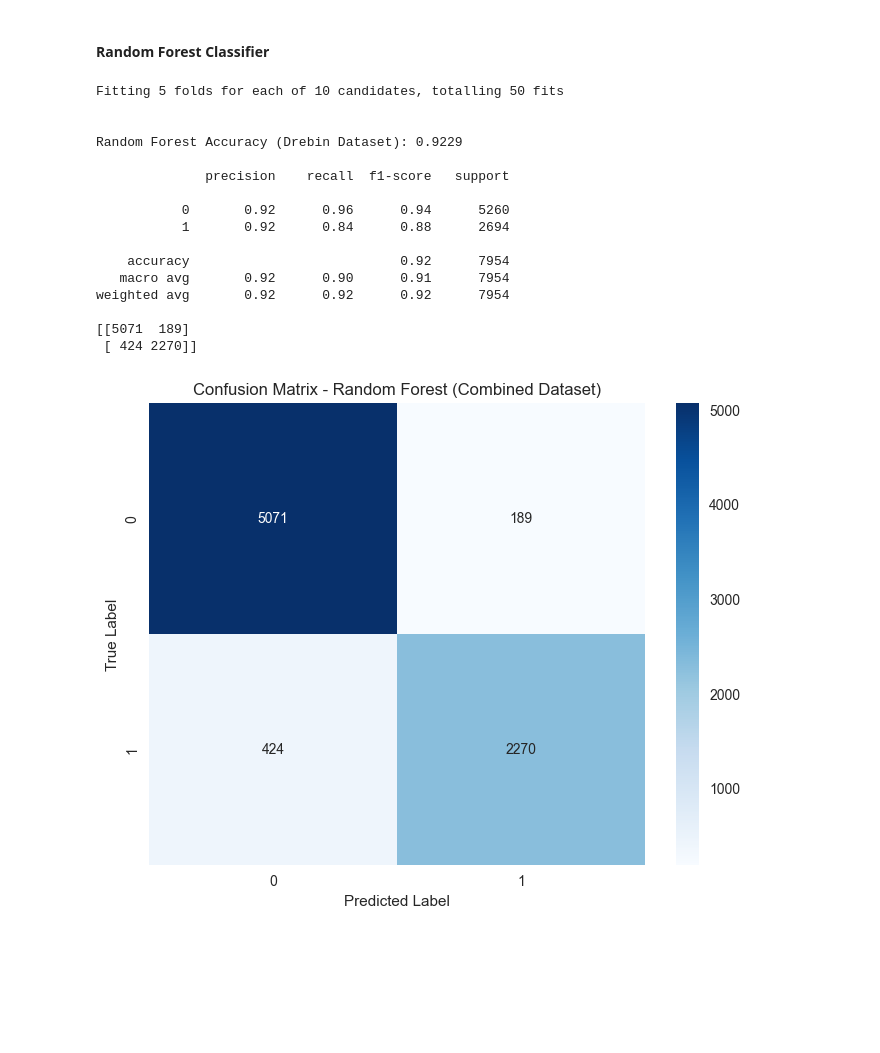
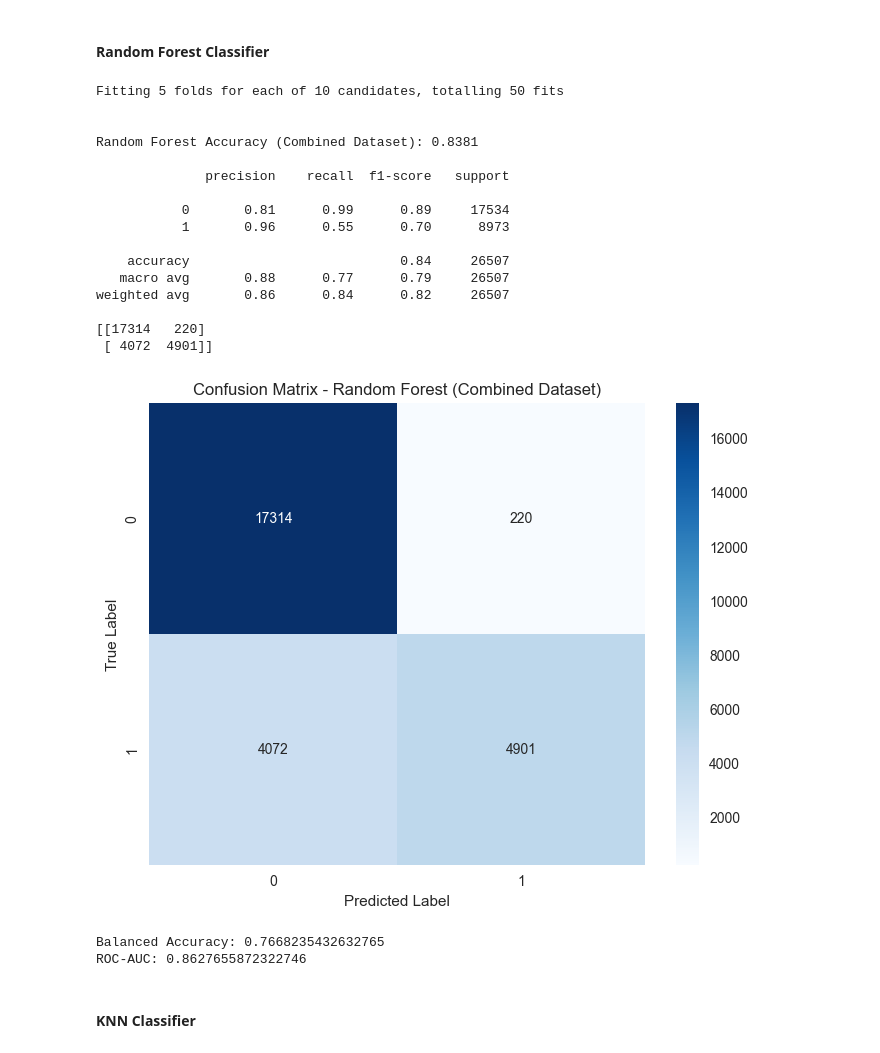
Before and after one commit to Carl-Trebor-Katalbas/MALDROID, a Jupyter notebook: ipynb/MALDROID_dataset.ipynb, the cells around one changed output. Drawn from its saved outputs; the diff is of its cells as text; code cells hidden in the pictures; blank space fills up the shorter version.

```diff
--- a/ipynb/MALDROID_dataset.ipynb
+++ b/ipynb/MALDROID_dataset.ipynb
@@ -551,25 +622,47 @@ weighted avg       0.75      0.62      0.63      8772
 ### Combined Dataset
 # %%
 # ------ Combined Dataset Variables -----------
+scaler_amsf = StandardScaler()
 
-combined = pd.concat([drebin, am_cleaned], ignore_index=True)
+amsf_features = amsf.drop(columns=['class', 'dataset'], errors='ignore')
+
+amsf_scaled = scaler_amsf.fit_transform(amsf_features)
+amsf_scaled_df = pd.DataFrame(amsf_scaled, columns=amsf_features.columns)
+
+combined = pd.concat([drebin, amsf_scaled_df], ignore_index=True)
+combined_y = pd.concat([am_cleaned, drebin], ignore_index=True)
 combined = combined.fillna(0)
+combined_y = combined_y.fillna(0)
+
 X_combined = combined.drop(columns=['class', 'dataset'], errors='ignore')
-y_combined = combined['class']
+y_combined = pd.concat([drebin['class'], amsf['class']], ignore_index=True)
 
-X_train_combined, X_test_combined, y_train_combined, y_test_combined = train_test_split(X_combined, y_combined, test_size=0.3, random_state=42, stratify=y_combined ,shuffle=True)
+X_test = combined_y.drop(columns=['class', 'dataset'], errors='ignore')
+y_test = combined_y['class']
 
-X_bal_combined, y_bal_combined = ros.fit_resample(X_train_combined, y_train_combined)
+X_test = X_test.reindex(columns=X_combined.columns, fill_value=0)
 
-selected_features_combined = mrmr_classif(X=X_bal_combined, y=y_bal_combined, K=30, n_jobs=-1, show_progress=True)
+X_bal_combined, y_bal_combined = ros.fit_resample(X_combined, y_combined)
+
+selected_features_combined = mrmr_classif(
+    X=X_bal_combined,
+    y=y_bal_combined,
+    K=30,
+    n_jobs=-1,
+    show_progress=True
+)
 
 print(f"Selected {len(selected_features_combined)} features using mRMR")
 print(selected_features_combined[:10])
 
 X_train_scale_combined = scaler.fit_transform(X_bal_combined[selected_features_combined])
-X_test_scale_combined = scaler.transform(X_test_combined[selected_features_combined])
+X_test_scale_combined = scaler.transform(X_test[selected_features_combined])
 
 X_train_scaled_combined = pca.fit_transform(X_train_scale_combined)
 X_test_scaled_combined = pca.transform(X_test_scale_combined)
+
+
+print(y_test.value_counts())
+print(y_bal_combined.value_counts())
 # %% [output]
 Selected 30 features using mRMR
@@ -578,22 +679,32 @@ Selected 30 features using mRMR
 #### Random Forest Classifier
 # %%
 # ------ Combined Dataset Random Forest Classifier -----------
-rf_function(X_train_scaled_combined, y_bal_combined, X_test_scaled_combined, y_test_combined, "Combined")
+rf_best_combined, rf_accuracy_combined, rf_cm_combined, rf_pred_combined = rf_function(X_train_scaled_combined, y_bal_combined, X_test_scaled_combined, y_test, "Combined")
+
+from sklearn.metrics import balanced_accuracy_score, roc_auc_score
+
+y_pred = rf_best_combined.predict(X_test_scaled_combined)
+print("Balanced Accuracy:", balanced_accuracy_score(y_test, y_pred))
+print("ROC-AUC:", roc_auc_score(y_test, rf_best_combined.predict_proba(X_test_scaled_combined)[:,1]))
 # %% [output]
 Fitting 5 folds for each of 10 candidates, totalling 50 fits
 
 
-Random Forest Accuracy (Drebin Dataset): 0.9229
+Random Forest Accuracy (Combined Dataset): 0.8381
 
               precision    recall  f1-score   support
 
-           0       0.92      0.96      0.94      5260
-           1       0.92      0.84      0.88      2694
+           0       0.81      0.99      0.89     17534
+           1       0.96      0.55      0.70      8973
 
-    accuracy                           0.92      7954
-   macro avg       0.92      0.90      0.91      7954
-weighted avg       0.92      0.92      0.92      7954
+    accuracy                           0.84     26507
+   macro avg       0.88      0.77      0.79     26507
+weighted avg       0.86      0.84      0.82     26507
 
-[[5071  189]
- [ 424 2270]]
+[[17314   220]
+ [ 4072  4901]]
-[figure, old version]
+[figure, new version]
+Balanced Accuracy: 0.7668235432632765
+ROC-AUC: 0.8627655872322746
+# %% [markdown]
+#### KNN Classifier
```
Also changed, not shown: parts of 31 cells of this notebook.
